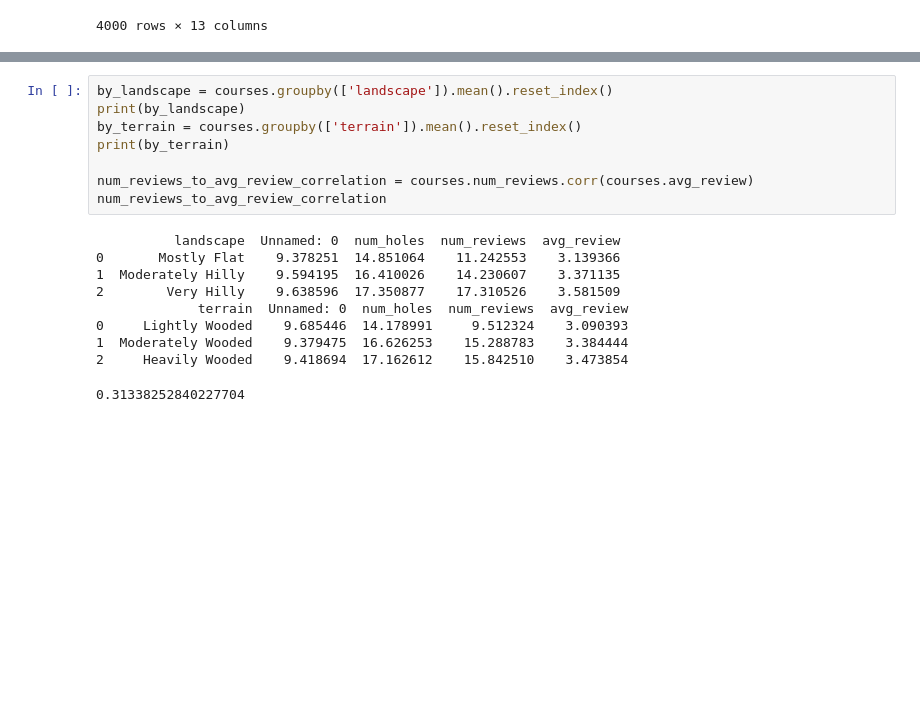
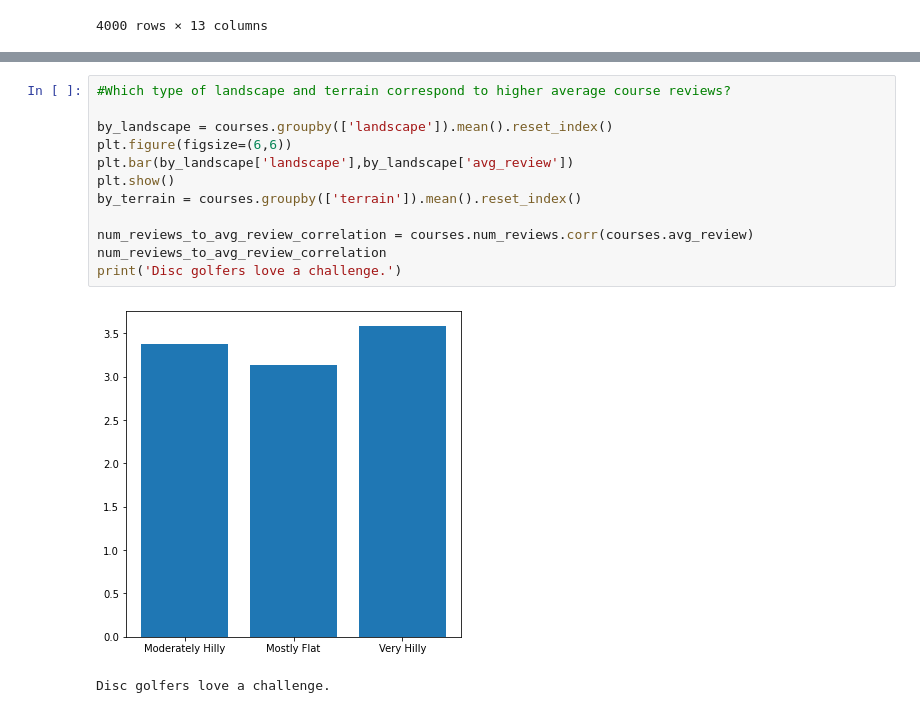
Before and after one commit to nicholastbolick/Disc-Golf-Stats, a Jupyter notebook: Top Earning Disc Golfers.ipynb, the cells around one changed output, grey strips where cells are left out. Cells and saved outputs as stored; diff of their text form; blank space fills up the shorter version.

```diff
--- a/Top Earning Disc Golfers.ipynb
+++ b/Top Earning Disc Golfers.ipynb
@@ -463,19 +478,16 @@ by_range
 # %%
+#Which type of landscape and terrain correspond to higher average course reviews?
+
 by_landscape = courses.groupby(['landscape']).mean().reset_index()
-print(by_landscape)
+plt.figure(figsize=(6,6))
+plt.bar(by_landscape['landscape'],by_landscape['avg_review'])
+plt.show()
 by_terrain = courses.groupby(['terrain']).mean().reset_index()
-print(by_terrain)
 
 num_reviews_to_avg_review_correlation = courses.num_reviews.corr(courses.avg_review)
 num_reviews_to_avg_review_correlation
+print('Disc golfers love a challenge.')
 # %% [output]
+[figure, added]
-          landscape  Unnamed: 0  num_holes  num_reviews  avg_review
-0       Mostly Flat    9.378251  14.851064    11.242553    3.139366
-1  Moderately Hilly    9.594195  16.410026    14.230607    3.371135
-2        Very Hilly    9.638596  17.350877    17.310526    3.581509
-             terrain  Unnamed: 0  num_holes  num_reviews  avg_review
-0     Lightly Wooded    9.685446  14.178991     9.512324    3.090393
-1  Moderately Wooded    9.379475  16.626253    15.288783    3.384444
-2     Heavily Wooded    9.418694  17.162612    15.842510    3.473854
+Disc golfers love a challenge.
-0.31338252840227704
 # %%
```
Also changed, not shown: parts of 10 cells of this notebook.
